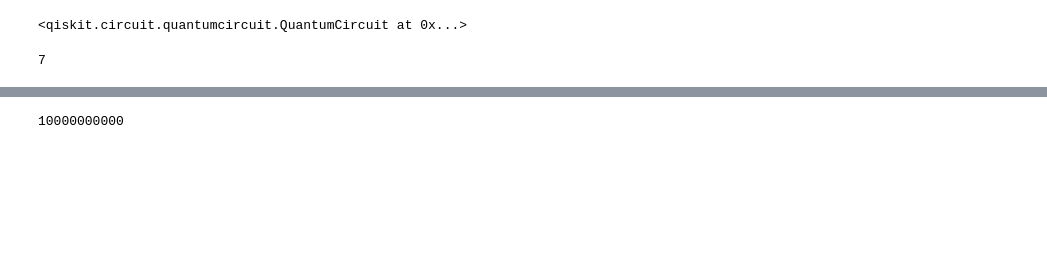
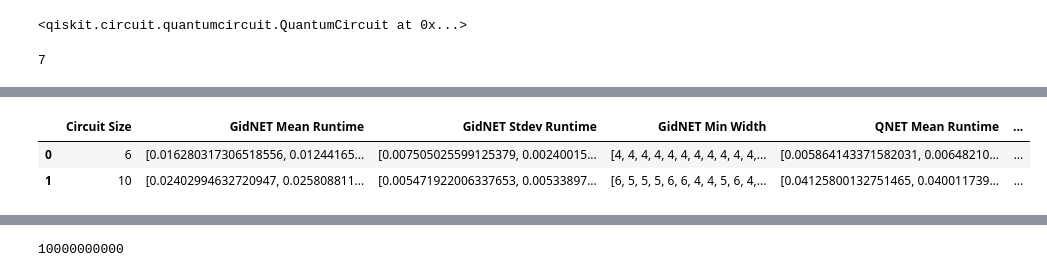
Before and after one commit to gideonuchehara/GidNET-Qubit-Reuse-Algorithm, a Jupyter notebook: results/notebook.ipynb, the cells around one changed output, grey strips where cells are left out. Saved outputs shown, nothing was run; the diff lists cells and outputs as text; code cells hidden in the pictures; blank space fills up the shorter version.

```diff
--- a/results/notebook.ipynb
+++ b/results/notebook.ipynb
@@ -55,3 +325,9 @@ gidnet.dynamic_circuit_width
+# %%
+df
+# %% [output]
+|  | Circuit Size | GidNET Mean Runtime | GidNET Stdev Runtime | GidNET Min Width | QNET Mean Runtime | ... |
+| 0 | 6 | [0.016280317306518556, 0.01244165... | [0.007505025599125379, 0.00240015... | [4, 4, 4, 4, 4, 4, 4, 4, 4, 4, 4,... | [0.005864143371582031, 0.00648210... | ... |
+| 1 | 10 | [0.02402994632720947, 0.025808811... | [0.005471922006337653, 0.00533897... | [6, 5, 5, 5, 6, 6, 4, 4, 5, 6, 4,... | [0.04125800132751465, 0.040011739... | ... |
 # %%
 from results import run_GRCS_experiments
 # %%
```
Also changed, not shown: parts of 32 cells of this notebook, 13 other files.
